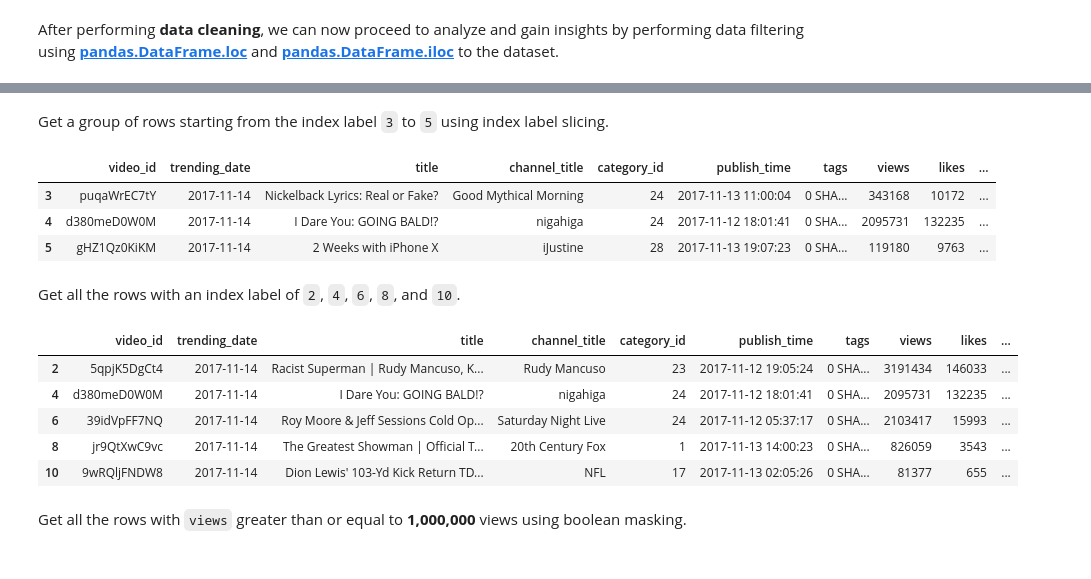
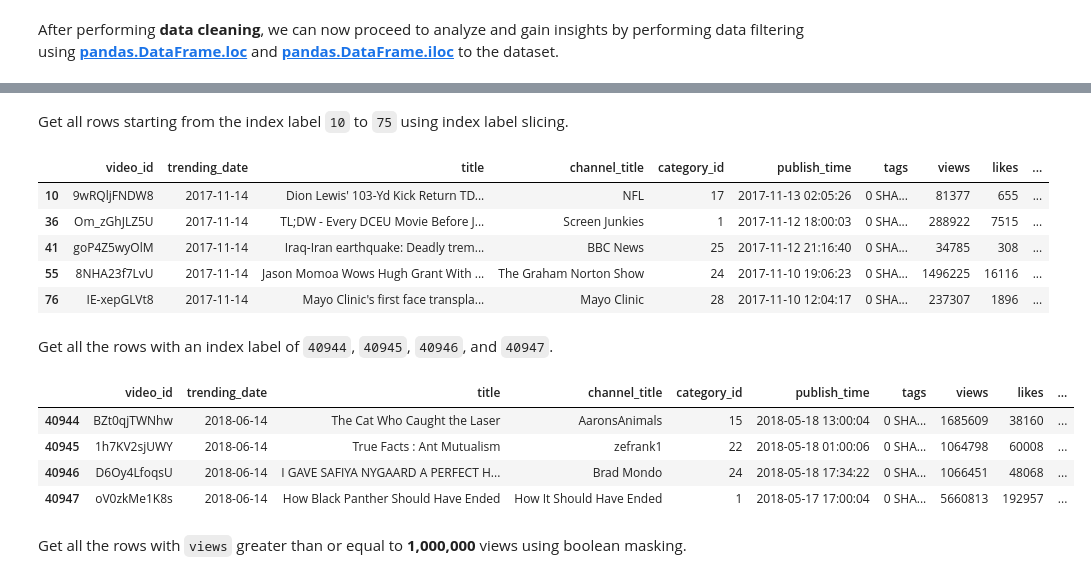
Before and after one commit to christiane-bacani/applied-data-science, a Jupyter notebook: mini-projects/pandas_loc-iloc/notebooks/pandas_loc-iloc.ipynb, the cells around one changed output, grey strips where cells are left out. Saved outputs shown, nothing was run; the diff lists cells and outputs as text; code cells hidden in the pictures.

```diff
--- a/mini-projects/pandas_loc-iloc/notebooks/pandas_loc-iloc.ipynb
+++ b/mini-projects/pandas_loc-iloc/notebooks/pandas_loc-iloc.ipynb
@@ -189,25 +205,24 @@ KeyError: 21
 # %% [markdown]
-Get a group of rows starting from the index label `3` to `5` using index label slicing.
+Get all rows starting from the index label `10` to `75` using index label slicing.
 # %%
-# Index label 3 to 5.
-display(USvideos.loc[3: 5])
+display(USvideos.loc[10:76])
 # %% [output]
 |  | video_id | trending_date | title | channel_title | category_id | publish_time | tags | views | likes | ... |
-| 3 | puqaWrEC7tY | 2017-11-14 | Nickelback Lyrics: Real or Fake? | Good Mythical Morning | 24 | 2017-11-13 11:00:04 | 0 SHA... | 343168 | 10172 | ... |
-| 4 | d380meD0W0M | 2017-11-14 | I Dare You: GOING BALD!? | nigahiga | 24 | 2017-11-12 18:01:41 | 0 SHA... | 2095731 | 132235 | ... |
-| 5 | gHZ1Qz0KiKM | 2017-11-14 | 2 Weeks with iPhone X | iJustine | 28 | 2017-11-13 19:07:23 | 0 SHA... | 119180 | 9763 | ... |
+| 10 | 9wRQljFNDW8 | 2017-11-14 | Dion Lewis' 103-Yd Kick Return TD... | NFL | 17 | 2017-11-13 02:05:26 | 0 SHA... | 81377 | 655 | ... |
+| 36 | Om_zGhJLZ5U | 2017-11-14 | TL;DW - Every DCEU Movie Before J... | Screen Junkies | 1 | 2017-11-12 18:00:03 | 0 SHA... | 288922 | 7515 | ... |
+| 41 | goP4Z5wyOlM | 2017-11-14 | Iraq-Iran earthquake: Deadly trem... | BBC News | 25 | 2017-11-12 21:16:40 | 0 SHA... | 34785 | 308 | ... |
+| 55 | 8NHA23f7LvU | 2017-11-14 | Jason Momoa Wows Hugh Grant With ... | The Graham Norton Show | 24 | 2017-11-10 19:06:23 | 0 SHA... | 1496225 | 16116 | ... |
+| 76 | IE-xepGLVt8 | 2017-11-14 | Mayo Clinic's first face transpla... | Mayo Clinic | 28 | 2017-11-10 12:04:17 | 0 SHA... | 237307 | 1896 | ... |
 # %% [markdown]
-Get all the rows with an index label of `2`, `4`, `6`, `8`, and `10`.
+Get all the rows with an index label of `40944`, `40945`, `40946`, and `40947`.
 # %%
-# Index label of 2, 4, 6, 8, and 10.
-display(USvideos.loc[[2, 4, 6, 8, 10]])
+display(USvideos.loc[[40944, 40945, 40946, 40947]])
 # %% [output]
 |  | video_id | trending_date | title | channel_title | category_id | publish_time | tags | views | likes | ... |
-| 2 | 5qpjK5DgCt4 | 2017-11-14 | Racist Superman | Rudy Mancuso, K... | Rudy Mancuso | 23 | 2017-11-12 19:05:24 | 0 SHA... | 3191434 | 146033 | ... |
-| 4 | d380meD0W0M | 2017-11-14 | I Dare You: GOING BALD!? | nigahiga | 24 | 2017-11-12 18:01:41 | 0 SHA... | 2095731 | 132235 | ... |
-| 6 | 39idVpFF7NQ | 2017-11-14 | Roy Moore & Jeff Sessions Cold Op... | Saturday Night Live | 24 | 2017-11-12 05:37:17 | 0 SHA... | 2103417 | 15993 | ... |
-| 8 | jr9QtXwC9vc | 2017-11-14 | The Greatest Showman | Official T... | 20th Century Fox | 1 | 2017-11-13 14:00:23 | 0 SHA... | 826059 | 3543 | ... |
-| 10 | 9wRQljFNDW8 | 2017-11-14 | Dion Lewis' 103-Yd Kick Return TD... | NFL | 17 | 2017-11-13 02:05:26 | 0 SHA... | 81377 | 655 | ... |
+| 40944 | BZt0qjTWNhw | 2018-06-14 | The Cat Who Caught the Laser | AaronsAnimals | 15 | 2018-05-18 13:00:04 | 0 SHA... | 1685609 | 38160 | ... |
+| 40945 | 1h7KV2sjUWY | 2018-06-14 | True Facts : Ant Mutualism | zefrank1 | 22 | 2018-05-18 01:00:06 | 0 SHA... | 1064798 | 60008 | ... |
+| 40946 | D6Oy4LfoqsU | 2018-06-14 | I GAVE SAFIYA NYGAARD A PERFECT H... | Brad Mondo | 24 | 2018-05-18 17:34:22 | 0 SHA... | 1066451 | 48068 | ... |
+| 40947 | oV0zkMe1K8s | 2018-06-14 | How Black Panther Should Have Ended | How It Should Have Ended | 1 | 2018-05-17 17:00:04 | 0 SHA... | 5660813 | 192957 | ... |
 # %% [markdown]
 Get all the rows with `views` greater than or equal to **1,000,000** views using boolean masking.
 # %%
```
Also changed, not shown: parts of 20 cells of this notebook.
